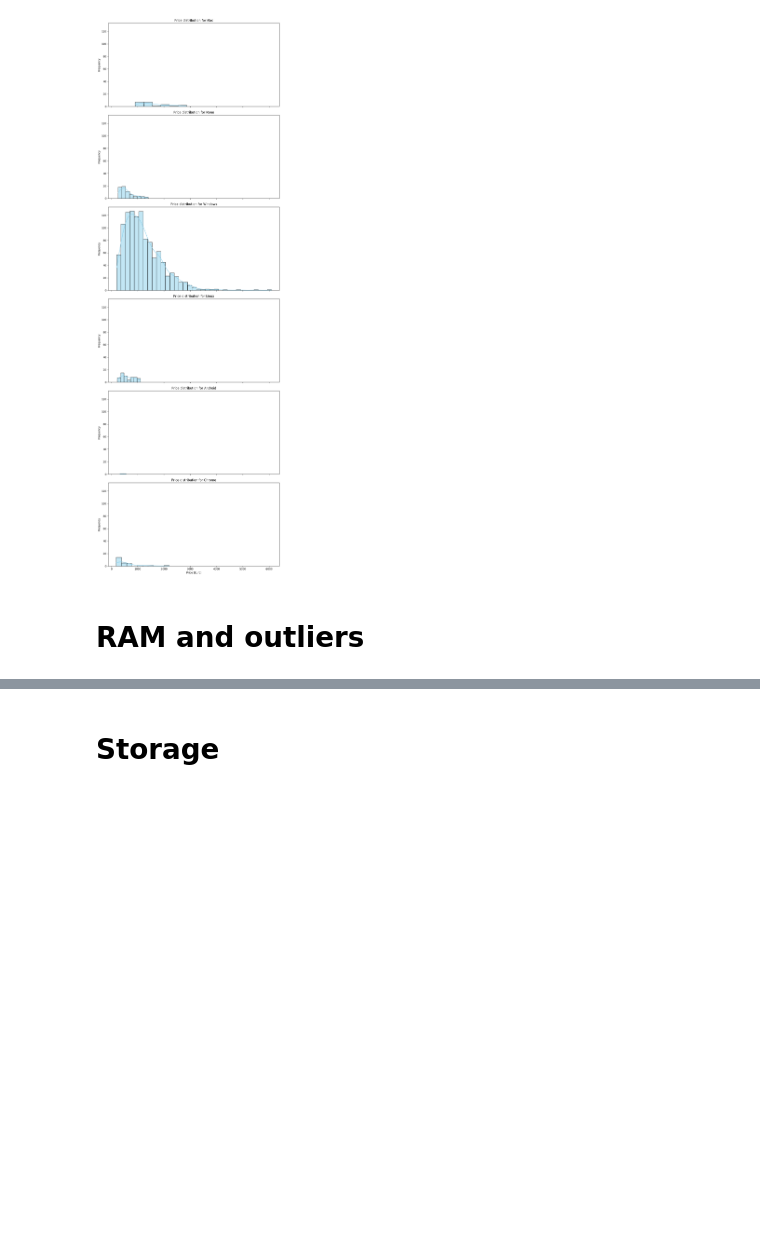
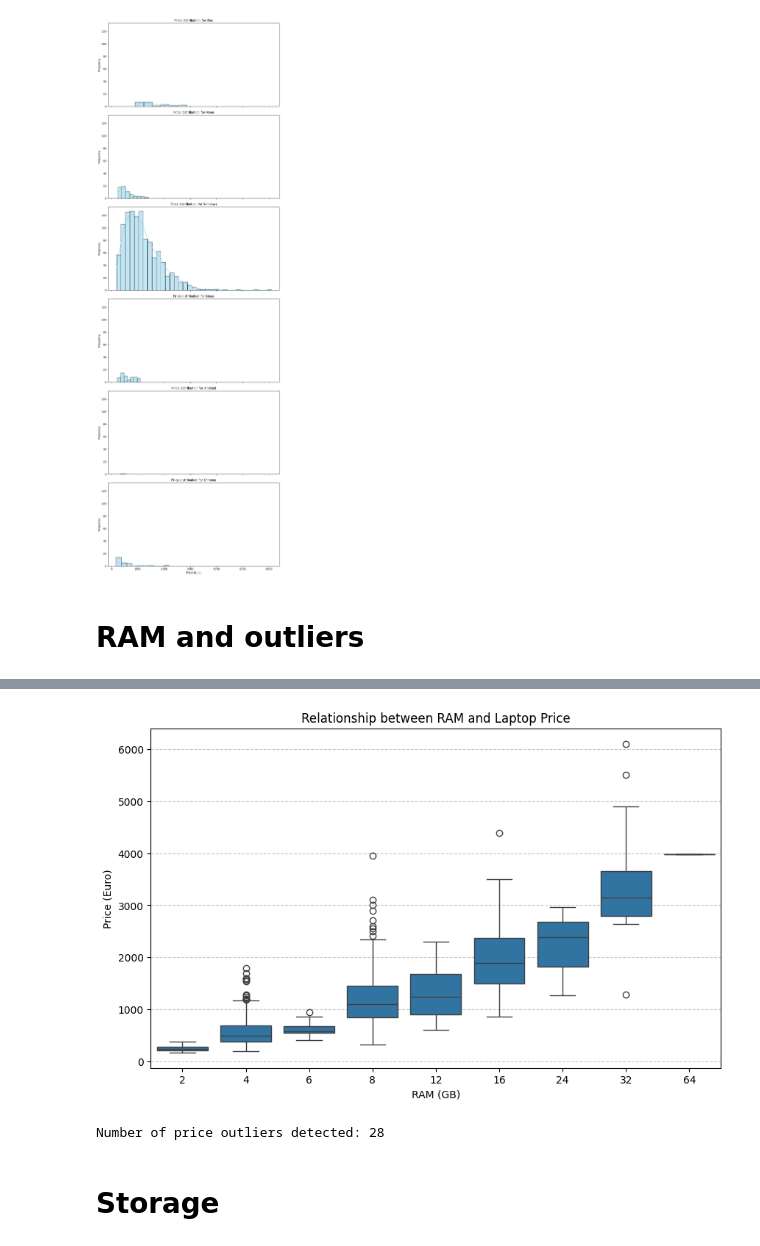
Before and after one commit to O-B-N/mini-project1, a Jupyter notebook: laptop_prices.ipynb, the cells around one changed output, grey strips where cells are left out. Drawn from its saved outputs; the diff is of its cells as text; code cells hidden in the pictures; blank space fills up the shorter version.

```diff
--- a/laptop_prices.ipynb
+++ b/laptop_prices.ipynb
@@ -192,3 +199,14 @@ plt.show()
 [figure]
 # %% [markdown]
 # RAM and outliers
+# %%
+# Visualize the relationship between RAM and Price using a boxplot
+plt.figure(figsize=(10, 6))
+sns.boxplot(x=RAM_COL, y=PRICE_COL, data=df)
+
+plt.title('Relationship between RAM and Laptop Price')
+plt.xlabel(RAM_COL)
+plt.ylabel(PRICE_COL)
+plt.grid(axis='y', linestyle='--', alpha=0.7)
+plt.show()
+# %% [output]
@@ -195,2 +215,16 @@ plt.show()
+[figure, added]
+# %%
+# outlier detection using IQR method for the price column
+Q1 = df[PRICE_COL].quantile(0.25)
+Q3 = df[PRICE_COL].quantile(0.75)
+IQR = Q3 - Q1
+
+lower_bound = Q1 - 1.5 * IQR
+upper_bound = Q3 + 1.5 * IQR
+
+outliers = df[(df[PRICE_COL] < lower_bound) | (df[PRICE_COL] > upper_bound)]
+print(f"Number of price outliers detected: {len(outliers)}")
+# %% [output]
+Number of price outliers detected: 28
 # %% [markdown]
 # Storage
```
Also changed, not shown: parts of 10 cells of this notebook.
